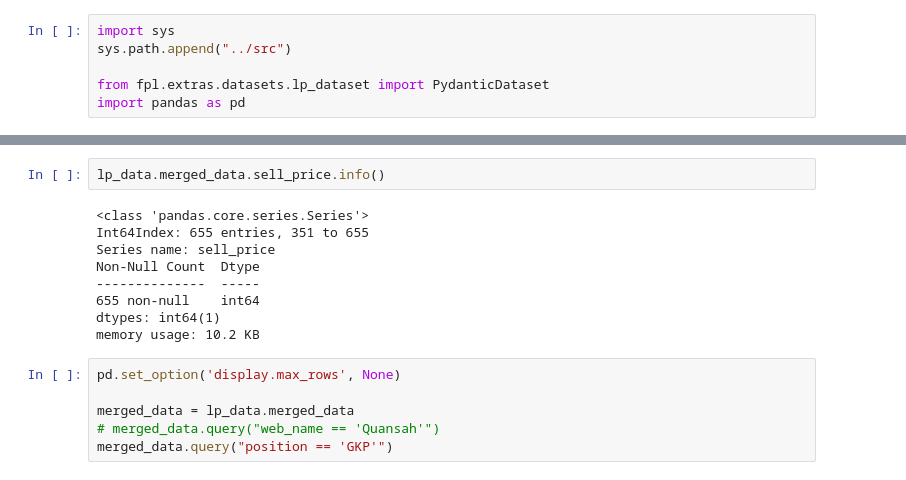
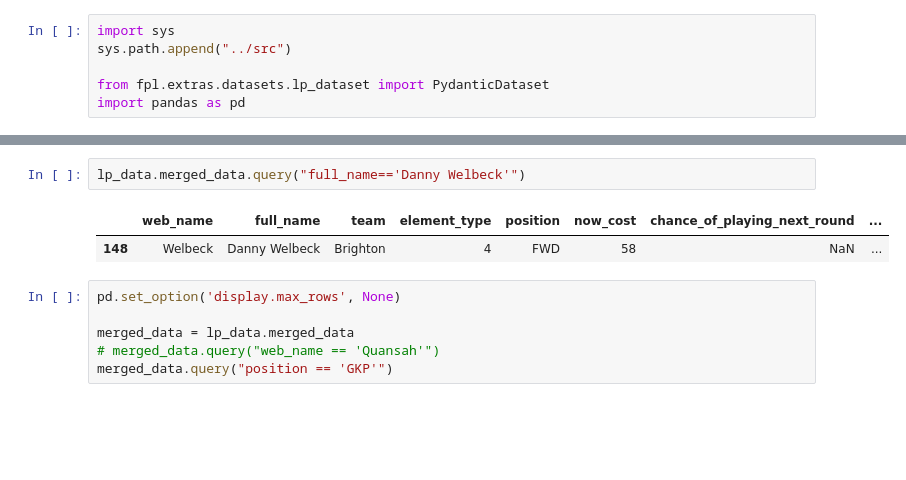
Before and after one commit to ongmk/FPL, a Jupyter notebook: notebooks/debug_lp.ipynb, the cells around one changed output, grey strips where cells are left out. Drawn from its saved outputs; the diff is of its cells as text; blank space fills up the shorter version.

```diff
--- a/notebooks/debug_lp.ipynb
+++ b/notebooks/debug_lp.ipynb
@@ -29,14 +29,8 @@ LpData(merged_data=             web_name                            full_name
-# %%
-lp_data.merged_data.sell_price.info()
-# %% [output]
-<class 'pandas.core.series.Series'>
-Int64Index: 655 entries, 351 to 655
-Series name: sell_price
-Non-Null Count  Dtype
---------------  -----
-655 non-null    int64
-dtypes: int64(1)
-memory usage: 10.2 KB
+# %%
+lp_data.merged_data.query("full_name=='Danny Welbeck'")
+# %% [output]
+|  | web_name | full_name | team | element_type | position | now_cost | chance_of_playing_next_round | ... |
+| 148 | Welbeck | Danny Welbeck | Brighton | 4 | FWD | 58 | NaN | ... |
 # %%
 pd.set_option('display.max_rows', None)
 
```
Also changed, not shown: parts of 1 cell of this notebook, 2 other files.
